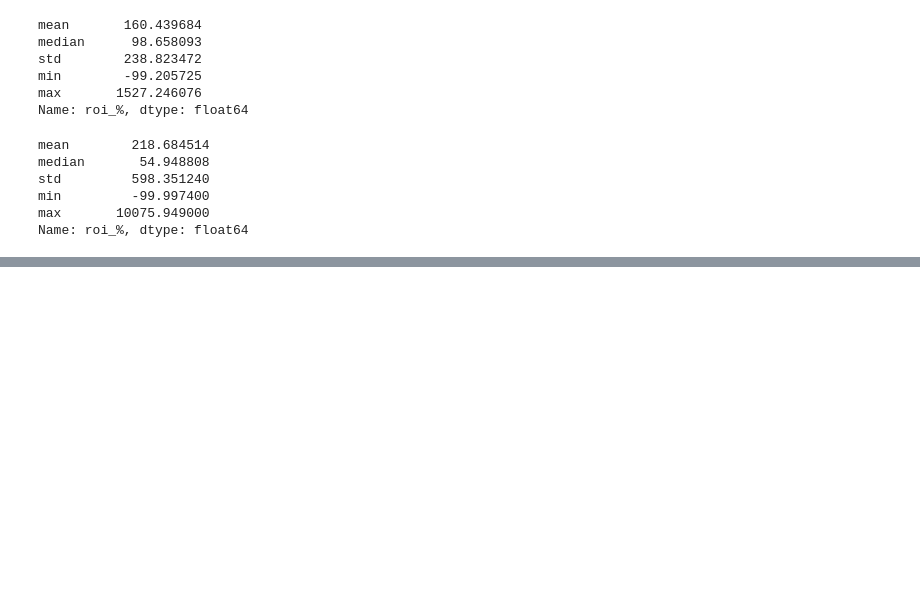
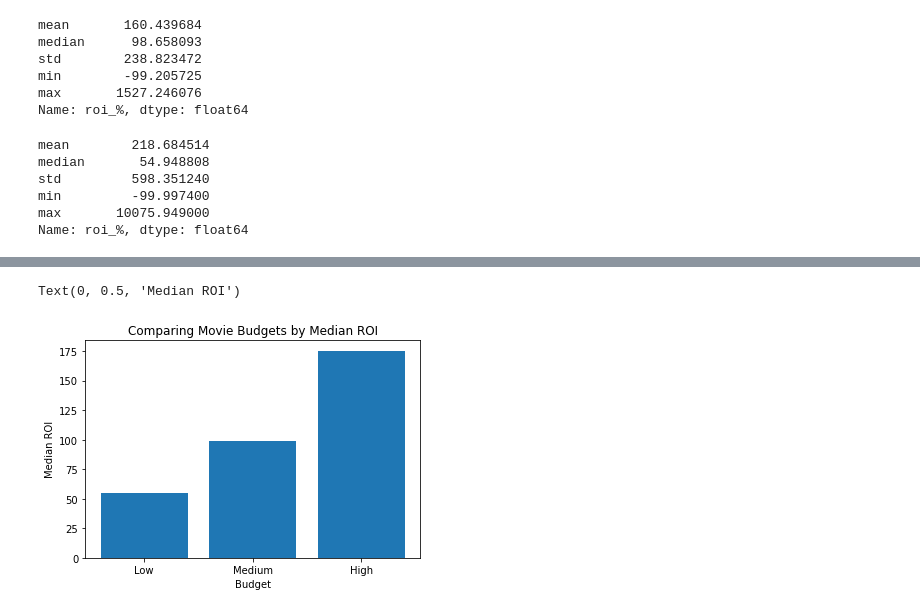
Before and after one commit to halemade/film_recommendations, a Jupyter notebook: explore_budget.ipynb, the cells around one changed output, grey strips where cells are left out. Drawn from its saved outputs; the diff is of its cells as text; code cells hidden in the pictures; blank space fills up the shorter version.

```diff
--- a/explore_budget.ipynb
+++ b/explore_budget.ipynb
@@ -272,0 +306,13 @@ Name: roi_%, dtype: float64
+# %%
+#comparing ratings by median roi
+fig, ax = plt.subplots()
+
+ax.bar(['Low', 'Medium', 'High'], [df_low['roi_%'].median(), df_med['roi_%'].median(), df_high['roi_%'].median()])
+
+ax.set_title("Comparing Movie Budgets by Median ROI")
+
+ax.set_xlabel("Budget")
+ax.set_ylabel("Median ROI")
+# %% [output]
+Text(0, 0.5, 'Median ROI')
+[figure, added]
```
Also changed, not shown: parts of 2 cells of this notebook.
